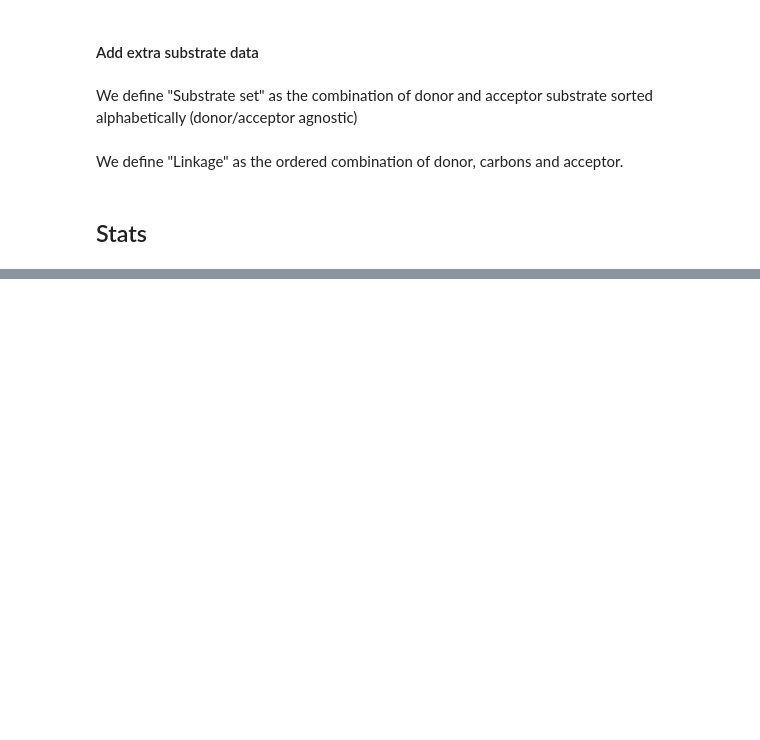
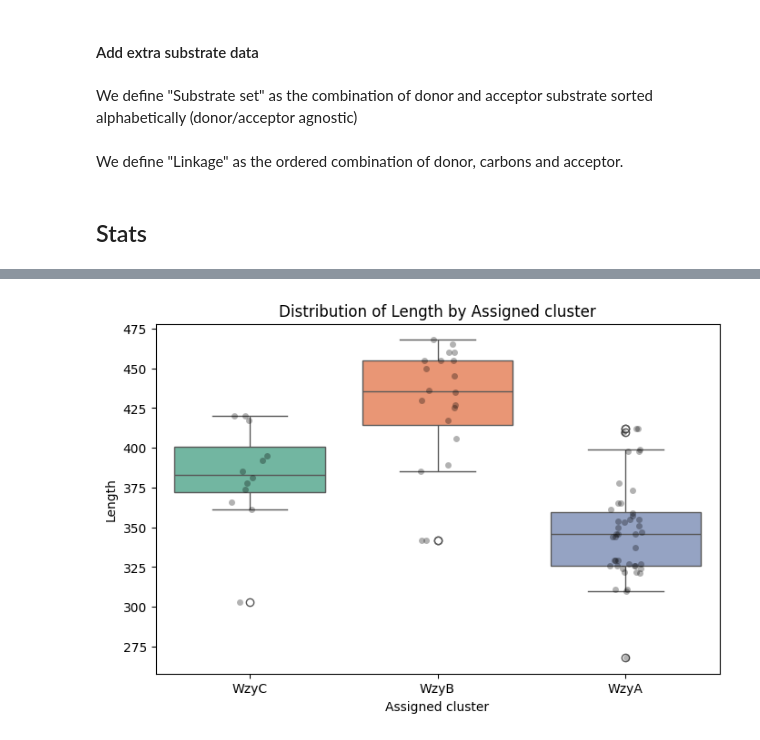
Before and after one commit to tomdstanton/Wzy_Analysis, a Jupyter notebook: notebooks/associative_stats.ipynb, the cells around one changed output, grey strips where cells are left out. Cells and saved outputs as stored; diff of their text form; code cells hidden in the pictures; blank space fills up the shorter version.

Commit message:
Update stats

```diff
--- a/notebooks/associative_stats.ipynb
+++ b/notebooks/associative_stats.ipynb
@@ -124,0 +67,4 @@ linkage_data_stats.to_csv(result_path / 'linkage_data_stats_significant.csv.zst'
+# %%
+from stats_helpers import StatHelper
+helper = StatHelper(linkage_data)
+cluster_col = "Assigned cluster"
@@ -124,0 +131,6 @@ linkage_data_stats.to_csv(result_path / 'linkage_data_stats_significant.csv.zst'
+# %%
+print("--- 4. Unit Lengths (Kruskal + MWU) ---")
+omnibus, pairwise = helper.run_numerical_distributions(cluster_col, "Length")
+print("Omnibus:", omnibus)
+print("Pairwise:")
+print(pairwise)
@@ -124,0 +145,4 @@ linkage_data_stats.to_csv(result_path / 'linkage_data_stats_significant.csv.zst'
+# %%
+helper.plot_distributions(cluster_col, "Length")
+# %% [output]
+[figure, added]
```
Also changed, not shown: parts of 13 cells of this notebook, 16 other files.
